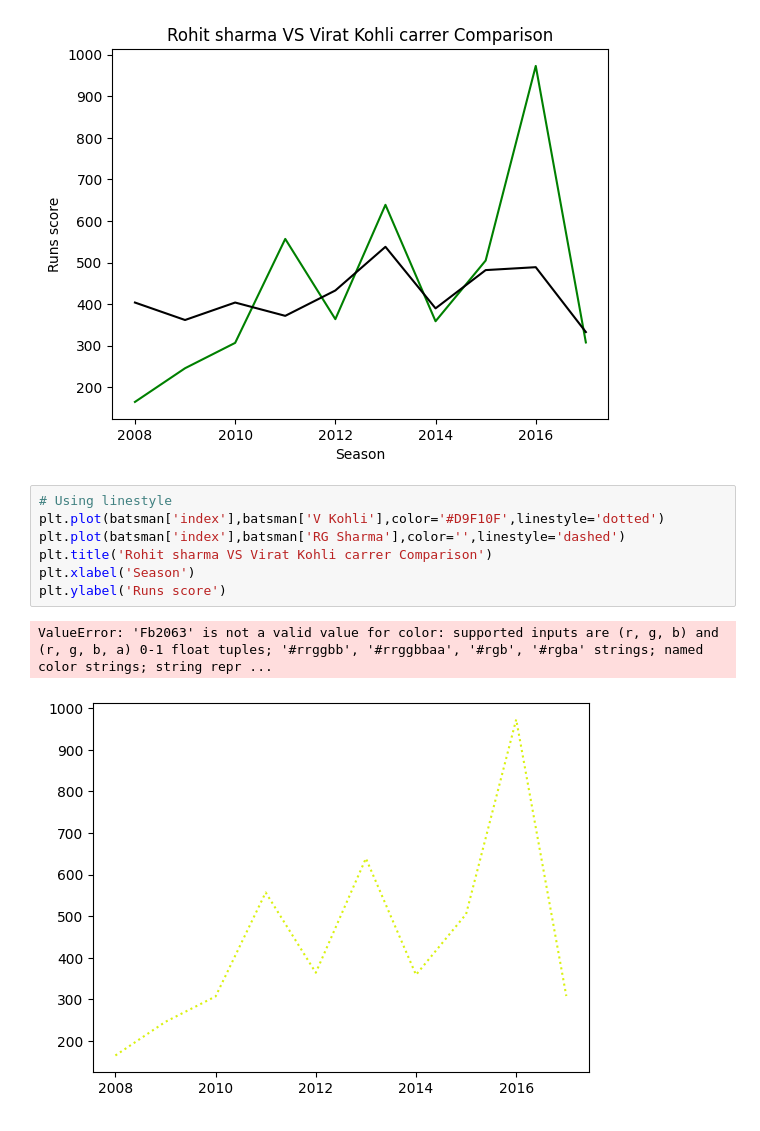
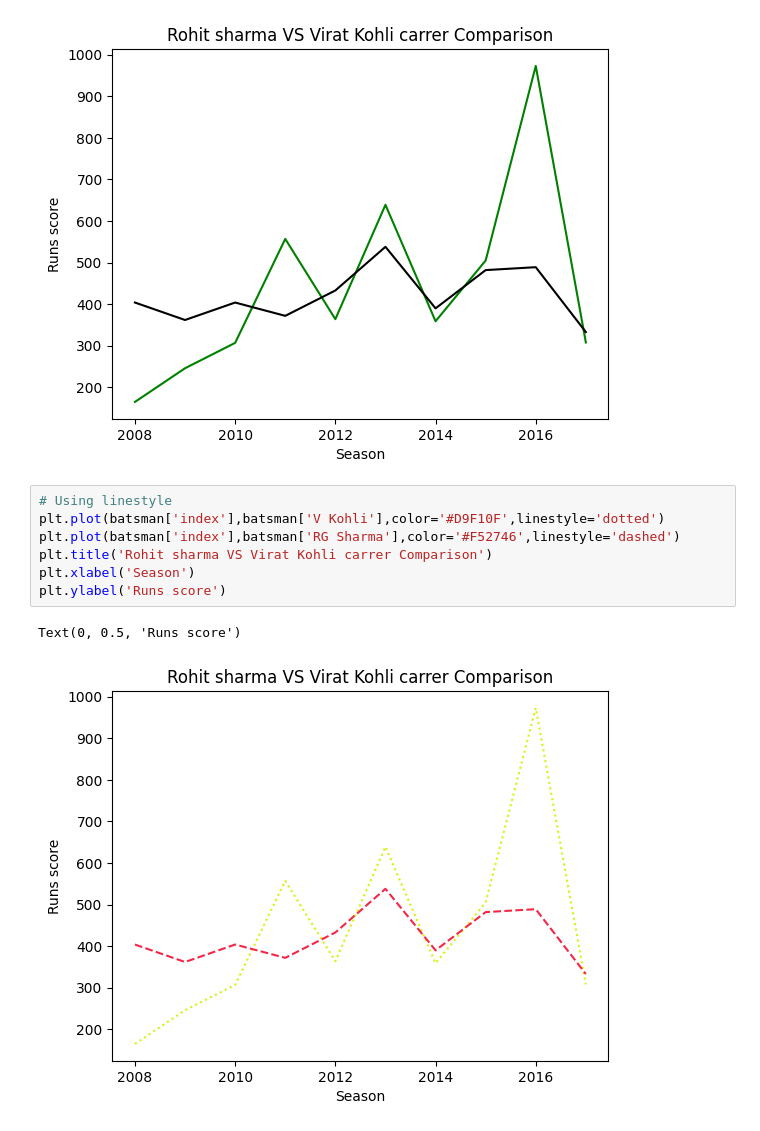
Before and after one commit to simran-aug15/Matplotlib, a Jupyter notebook: 2d_lineplot.ipynb, the cells around one changed output. Saved outputs shown, nothing was run; the diff lists cells and outputs as text.

```diff
--- a/2d_lineplot.ipynb
+++ b/2d_lineplot.ipynb
@@ -56,10 +56,10 @@ Text(0, 0.5, 'Runs score')
 # %%
 # Using linestyle
 plt.plot(batsman['index'],batsman['V Kohli'],color='#D9F10F',linestyle='dotted')
-plt.plot(batsman['index'],batsman['RG Sharma'],color='',linestyle='dashed')
+plt.plot(batsman['index'],batsman['RG Sharma'],color='#F52746',linestyle='dashed')
 plt.title('Rohit sharma VS Virat Kohli carrer Comparison')
 plt.xlabel('Season')
 plt.ylabel('Runs score')
 # %% [output]
-ValueError: 'Fb2063' is not a valid value for color: supported inputs are (r, g, b) and (r, g, b, a) 0-1 float tuples; '#rrggbb', '#rrggbbaa', '#rgb', '#rgba' strings; named color strings; string repr ...
+Text(0, 0.5, 'Runs score')
-[figure, old version]
+[figure, new version]
```
